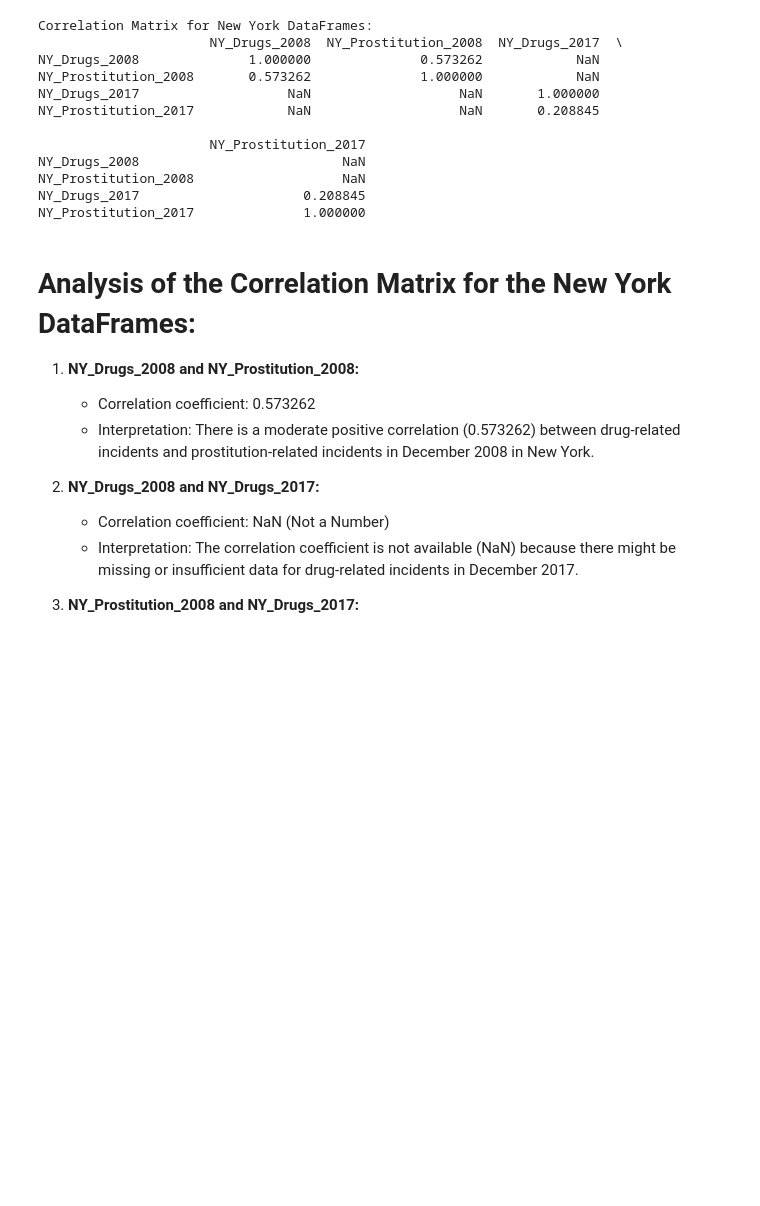
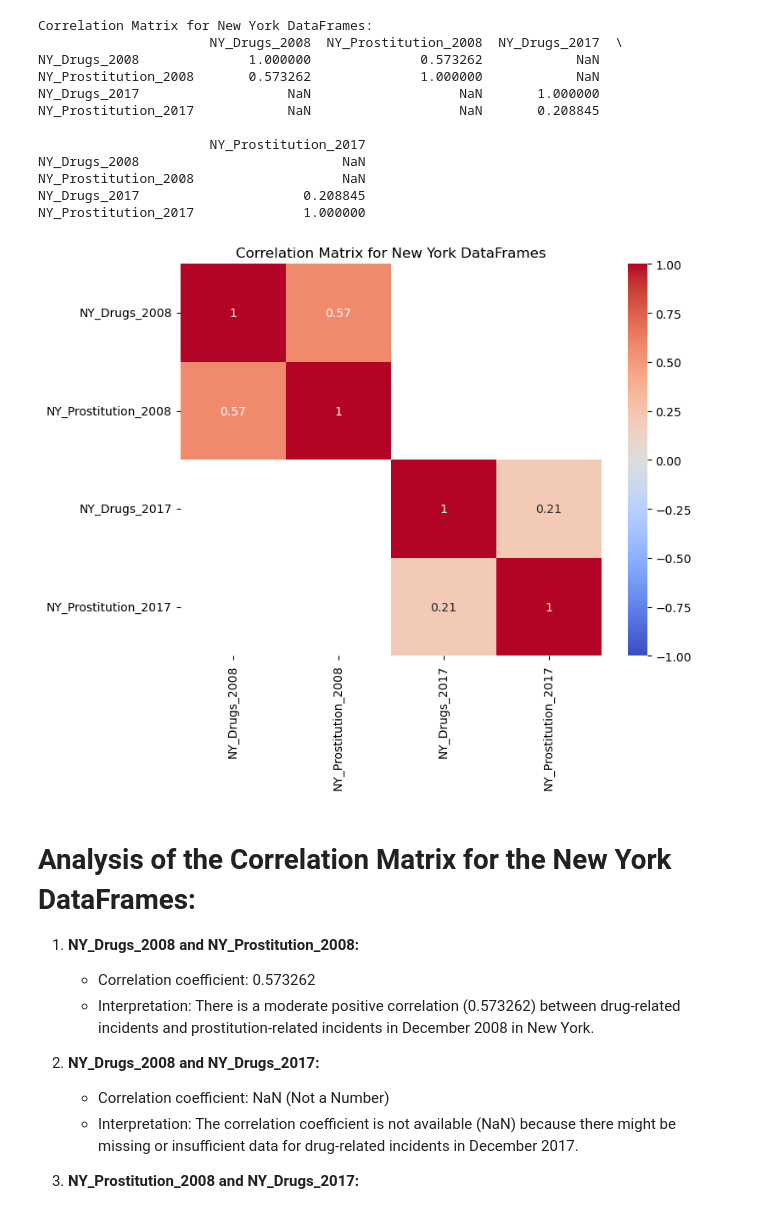
Before and after one commit to McPhersonTrk/Hookers-and-Blow-A-Case-Study-of-Holiday-Cheer, a Jupyter notebook: mcp_sf_ny_corr.ipynb, the cells around one changed output. Cells and saved outputs as stored; diff of their text form; code cells hidden in the pictures; blank space fills up the shorter version.

```diff
--- a/mcp_sf_ny_corr.ipynb
+++ b/mcp_sf_ny_corr.ipynb
@@ -213,6 +231,24 @@ NY_Drugs_2008                          NaN
 NY_Prostitution_2008                   NaN
 NY_Drugs_2017                     0.208845
 NY_Prostitution_2017              1.000000
+# %%
+# correlation matrix for New York DataFrames in a DataFrame
+ny_data = {
+    'NY_Drugs_2008': [1.000000, 0.573262, None, None],
+    'NY_Prostitution_2008': [0.573262, 1.000000, None, None],
+    'NY_Drugs_2017': [None, None, 1.000000, 0.208845],
+    'NY_Prostitution_2017': [None, None, 0.208845, 1.000000]
+}
+
+ny_df = pd.DataFrame(ny_data, index=['NY_Drugs_2008', 'NY_Prostitution_2008', 'NY_Drugs_2017', 'NY_Prostitution_2017'])
+
+# Create a heatmap using seaborn
+plt.figure(figsize=(8, 6))
+sns.heatmap(ny_df, annot=True, cmap='coolwarm', vmin=-1, vmax=1)
+plt.title('Correlation Matrix for New York DataFrames')
+plt.show()
+# %% [output]
+[figure, added]
 # %% [markdown]
 
 # Analysis of the Correlation Matrix for the New York DataFrames:
```
Also changed, not shown: parts of 13 cells of this notebook.
